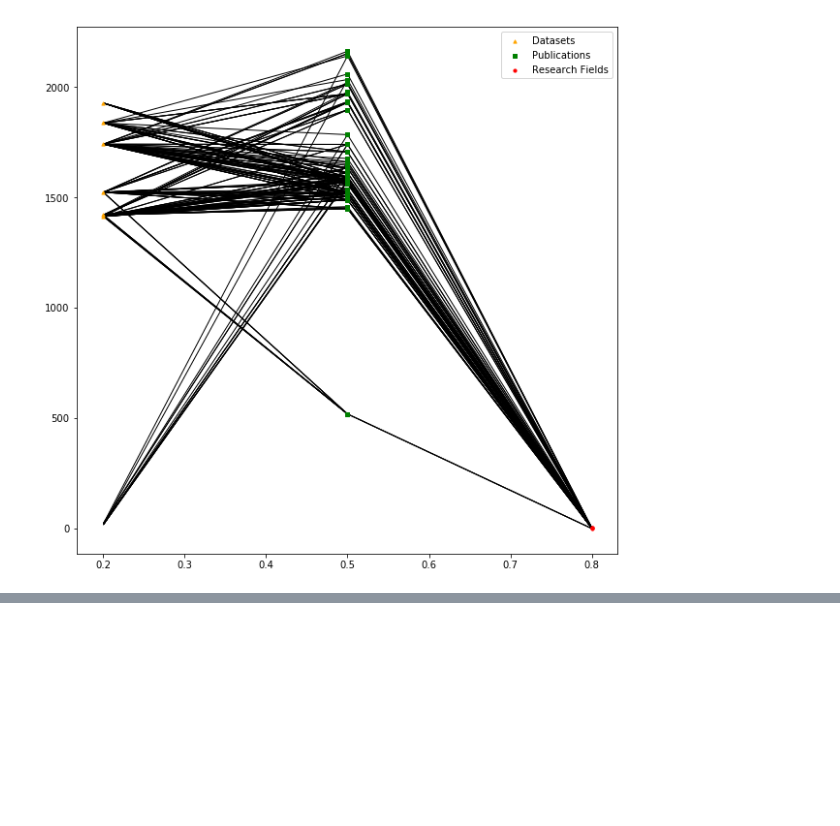
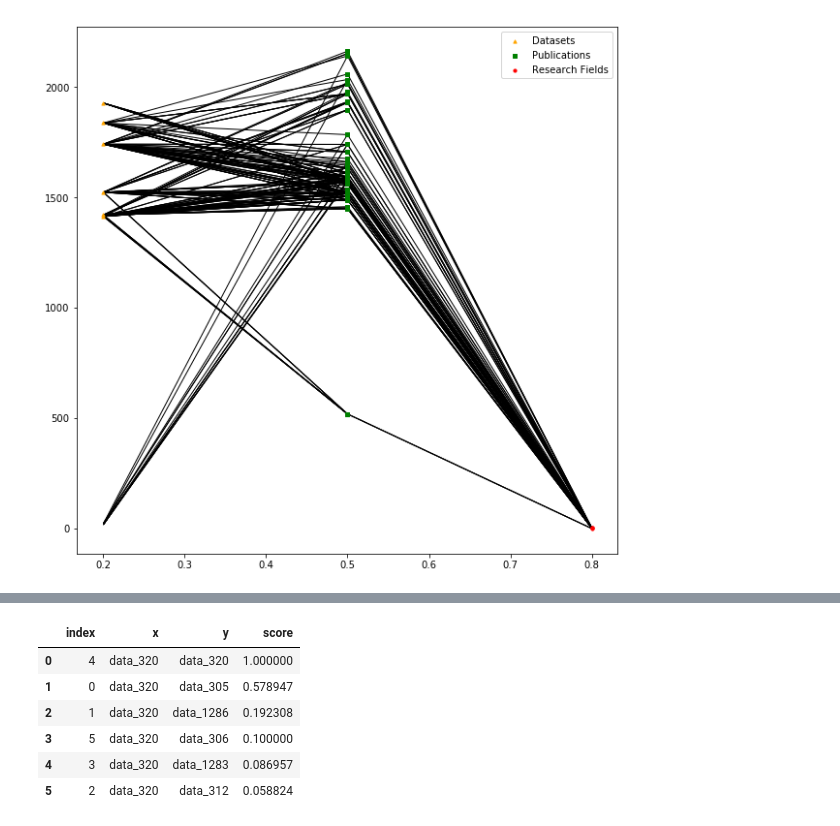
Before and after one commit to rich-context-capstone-2019/Rich-Context-Capstone, a Jupyter notebook: NetworkSimilarity.ipynb, the cells around one changed output, grey strips where cells are left out. Saved outputs shown, nothing was run; the diff lists cells and outputs as text; code cells hidden in the pictures; blank space fills up the shorter version.

```diff
--- a/NetworkSimilarity.ipynb
+++ b/NetworkSimilarity.ipynb
@@ -203,0 +298,16 @@ from networkx.algorithms.community import k_clique_communities
+# %%
+sampleDataset = ['data_320']
+for i in sampleDataset:
+    tmp = getJaccard(i, G)
+    if len(tmp)>0:
+        res = getJaccard(i, G)
+        df = pd.DataFrame(res, columns=['x', 'y', 'score']).sort_values(by=['score'], ascending=False).reset_index()
+        display(df)
+# %% [output]
+|  | index | x | y | score |
+| 0 | 4 | data_320 | data_320 | 1.000000 |
+| 1 | 0 | data_320 | data_305 | 0.578947 |
+| 2 | 1 | data_320 | data_1286 | 0.192308 |
+| 3 | 5 | data_320 | data_306 | 0.100000 |
+| 4 | 3 | data_320 | data_1283 | 0.086957 |
+| 5 | 2 | data_320 | data_312 | 0.058824 |
```
Also changed, not shown: parts of 26 cells of this notebook.
